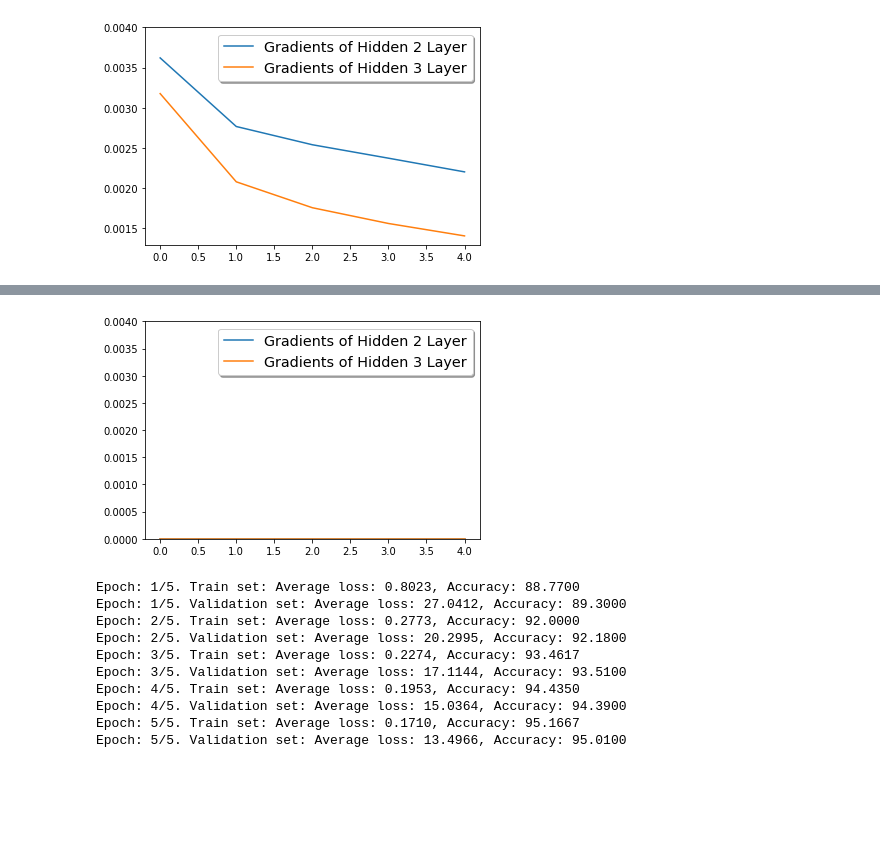
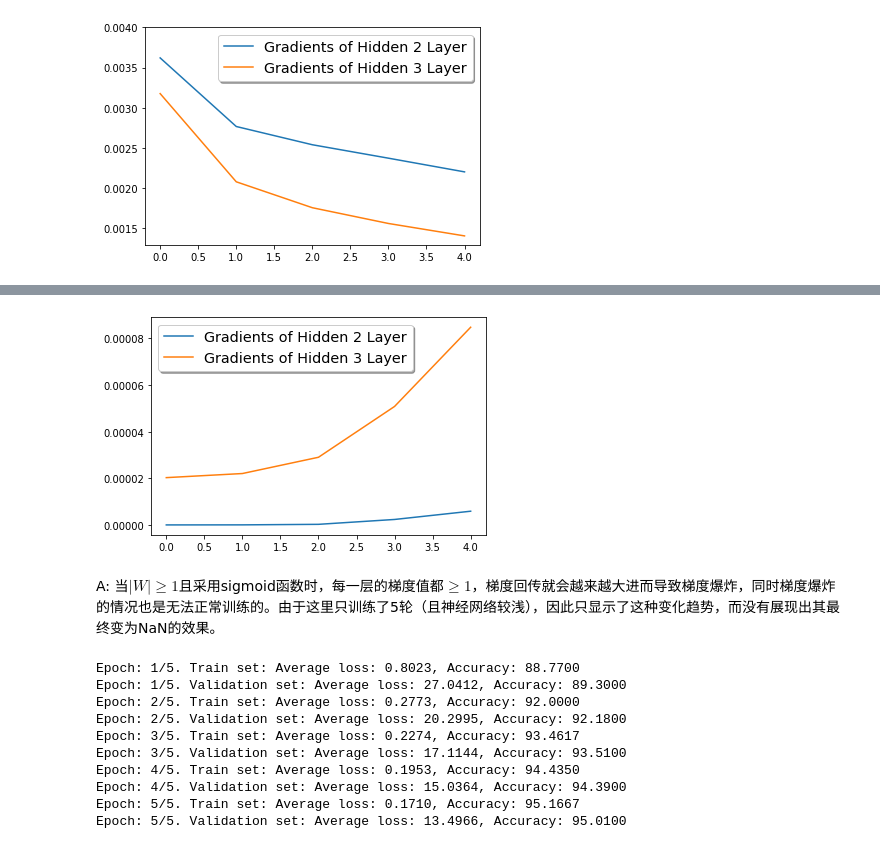
Before and after one commit to chhzh123/Assignments, a Jupyter notebook: DeepLearning/Lab05-Issues/Week5.ipynb, the cells around one changed output, grey strips where cells are left out. Drawn from its saved outputs; the diff is of its cells as text; code cells hidden in the pictures; blank space fills up the shorter version.

```diff
--- a/DeepLearning/Lab05-Issues/Week5.ipynb
+++ b/DeepLearning/Lab05-Issues/Week5.ipynb
@@ -413,7 +413,7 @@ def fit(train_loader, val_loader, model, loss_fn, optimizer, n_epochs, get_grad=
         fig, ax = plt.subplots()
         ax.plot(grad_2, label='Gradients of Hidden 2 Layer')
         ax.plot(grad_3, label='Gradients of Hidden 3 Layer')
-        plt.ylim(top=0.004)
+#         plt.ylim(top=0.004)
         # place a legend on axes
         legend = ax.legend(loc='best', shadow=True, fontsize='x-large')
 
@@ -830,11 +830,11 @@ def weight_bias_reset_explosion(model):
     """
     for m in model.modules():
         if isinstance(m, nn.Linear):
-            mean, std = 0.05, 0.2
+            mean, std = 0.1, 0.1
             torch.nn.init.normal_(m.weight, mean, std)
             torch.nn.init.normal_(m.bias, mean, std)
 
-model = FeedForwardNeuralNetwork(input_size=input_size, hidden_size=1024, output_size=output_size, activation_function='SIGMOID').to(device)
+model = FeedForwardNeuralNetwork(input_size=input_size, hidden_size=hidden_size, output_size=output_size, activation_function='SIGMOID').to(device)
 weight_bias_reset_explosion(model)
 optimizer = torch.optim.SGD(model.parameters(), lr=0.1, weight_decay=l2_norm)
 acc, loss = fit(train_loader, test_loader, model, loss_fn, optimizer, n_epochs, get_grad=True)
@@ -852,4 +852,6 @@ Epoch: 5/5. Validation set: Average loss: 3549.3894, Accuracy: 9.5800
-[figure, old version]
+[figure, new version]
+# %% [markdown]
+A: 当$|W|\geq 1$且采用sigmoid函数时，每一层的梯度值都$\geq 1$，梯度回传就会越来越大进而导致梯度爆炸，同时梯度爆炸的情况也是无法正常训练的。由于这里只训练了5轮（且神经网络较浅），因此只显示了这种变化趋势，而没有展现出其最终变为NaN的效果。
 # %%
 # TODO
 
```
Also changed, not shown: parts of 2 cells of this notebook.
